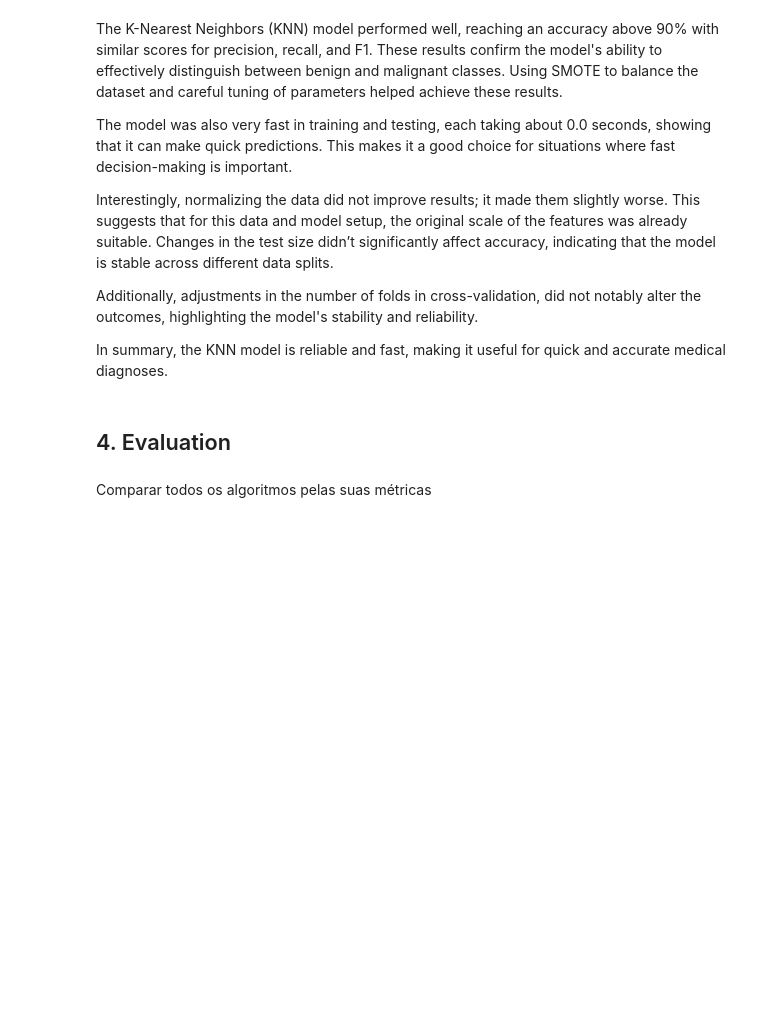
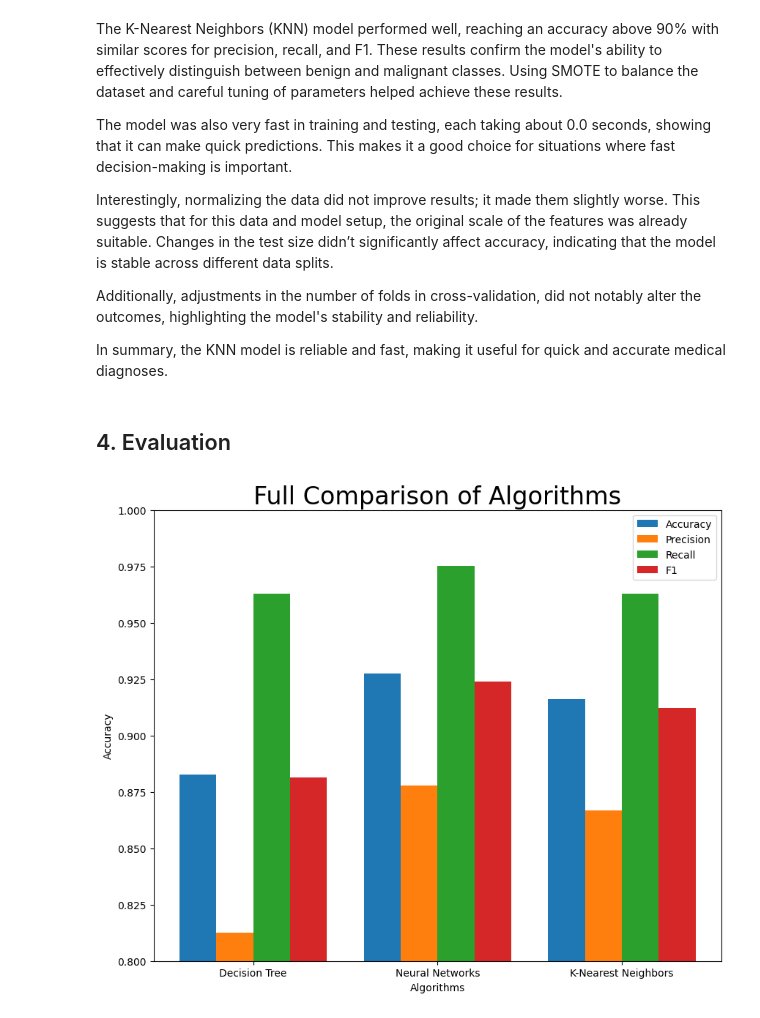
Before and after one commit to franciscaguimaraes/FEUP-IA, a Jupyter notebook: assignment2/src/notebook.ipynb, the cells around one changed output. Saved outputs shown, nothing was run; the diff lists cells and outputs as text; code cells hidden in the pictures; blank space fills up the shorter version.

```diff
--- a/assignment2/src/notebook.ipynb
+++ b/assignment2/src/notebook.ipynb
@@ -112,13 +112,19 @@ from scipy.stats import zscore
 from sklearn.exceptions import ConvergenceWarning
 from sklearn.manifold import TSNE
 from sklearn.metrics import (accuracy_score, precision_score, recall_score,
-                             f1_score, ConfusionMatrixDisplay)
+                             f1_score, ConfusionMatrixDisplay, fbeta_score)
 from sklearn.model_selection import (train_test_split, StratifiedKFold,
                                      GridSearchCV)
 from sklearn.neighbors import KNeighborsClassifier
 from sklearn.neural_network import MLPClassifier
 from sklearn.preprocessing import LabelEncoder, StandardScaler
 from sklearn.tree import DecisionTreeClassifier
+
+model_metrics = {
+    'DecisionTreeClassifier': [],
+    'MLPClassifier': [],
+    'KNeighborsClassifier': []
+}
 # %%
 df = pandas.read_csv("../data/data.csv")
 
@@ -1106,5 +1174,45 @@ Additionally, adjustments in the number of folds in cross-validation, did not no
 In summary, the KNN model is reliable and fast, making it useful for quick and accurate medical diagnoses.
 # %% [markdown]
 ## 4. Evaluation
-# %% [markdown]
-Comparar todos os algoritmos pelas suas métricas
+# %%
+algorithms = ["Decision Tree", "Neural Networks", "K-Nearest Neighbors"]
+categories = ["Accuracy", "Precision", "Recall", "F1"]
+
+decision_tree_metrics = model_metrics['DecisionTreeClassifier']
+neural_network_metrics = model_metrics['MLPClassifier']
+knn_metrics = model_metrics['KNeighborsClassifier']
+
+# List of stats for each algorithm
+stats = np.array([[decision_tree_metrics[0][0], neural_network_metrics[0][0], knn_metrics[0][0]], # Accuracy
+                [decision_tree_metrics[0][1], neural_network_metrics[0][1], knn_metrics[0][1]], # Precision
+                [decision_tree_metrics[0][2], neural_network_metrics[0][2], knn_metrics[0][2]], # Recall
+                [decision_tree_metrics[0][3], neural_network_metrics[0][3], knn_metrics[0][3]]]) # F1
+
+#Create a figure and axes with desired window size
+fig, ax = plt.subplots(figsize=(10, 8))
+
+# Set the width of each bar
+bar_width = 0.2
+
+# Set the x-axis positions for each group of bars
+x_positions = np.arange(len(algorithms))
+
+# Plotting the bars for each category
+for i, category in enumerate(categories):
+    ax.bar(x_positions + i * bar_width, stats[i], width=bar_width, label=category)
+
+# Customizing the plot
+ax.set_xlabel("Algorithms")
+ax.set_ylabel("Accuracy")
+ax.set_title("Full Comparison of Algorithms", fontsize=24)
+ax.set_xticks(x_positions + (len(categories) - 1) * bar_width / 2)
+ax.set_xticklabels(algorithms)
+ax.legend()
+
+# Adjusting the y-axis limits
+ax.set_ylim(0.8, 1.0)
+
+# Displaying the plot
+plt.show()
+# %% [output]
+[figure, added]
```
Also changed, not shown: parts of 22 cells of this notebook.
